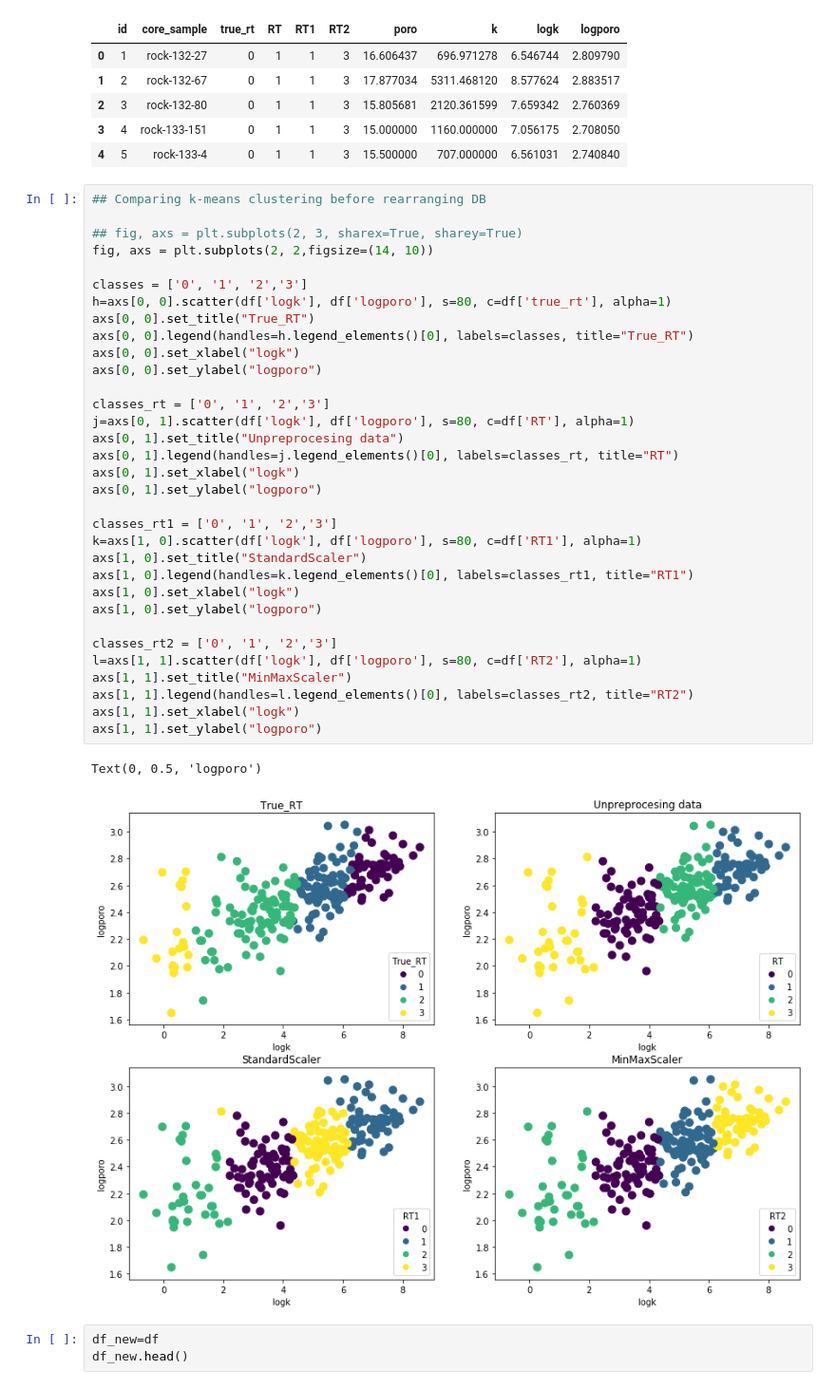
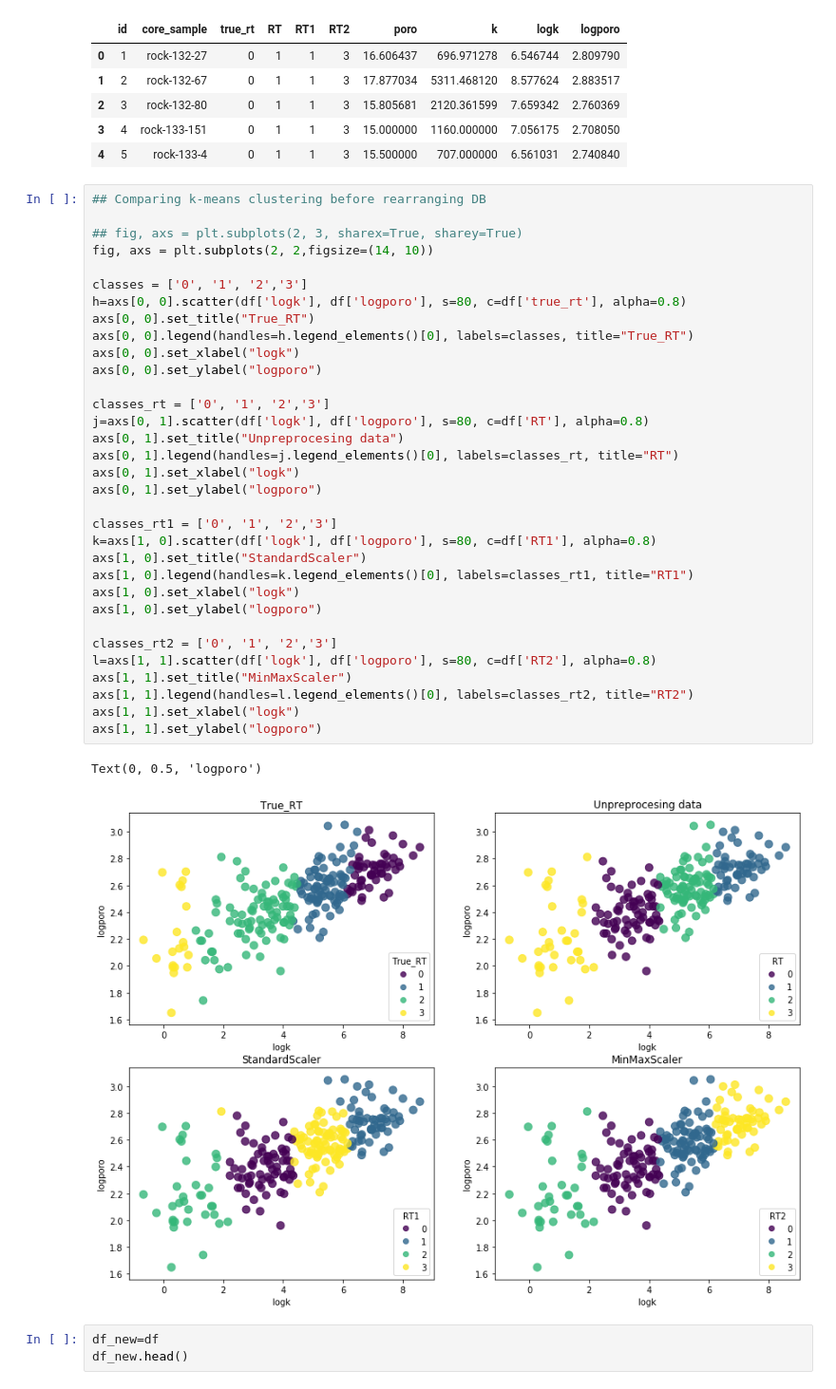
Before and after one commit to perezjgg/PuKnow, a Jupyter notebook: Python/Clustering_RockType_Classification.ipynb, the cells around one changed output. Shown: that part at 95% size. Drawn from its saved outputs; the diff is of its cells as text.

```diff
--- a/Python/Clustering_RockType_Classification.ipynb
+++ b/Python/Clustering_RockType_Classification.ipynb
@@ -387,38 +350,38 @@ df.head()
 ## Comparing k-means clustering before rearranging DB
 
 ## fig, axs = plt.subplots(2, 3, sharex=True, sharey=True)
 fig, axs = plt.subplots(2, 2,figsize=(14, 10))
 
 classes = ['0', '1', '2','3']
-h=axs[0, 0].scatter(df['logk'], df['logporo'], s=80, c=df['true_rt'], alpha=1)
+h=axs[0, 0].scatter(df['logk'], df['logporo'], s=80, c=df['true_rt'], alpha=0.8)
 axs[0, 0].set_title("True_RT")
 axs[0, 0].legend(handles=h.legend_elements()[0], labels=classes, title="True_RT")
 axs[0, 0].set_xlabel("logk")
 axs[0, 0].set_ylabel("logporo")
 
 classes_rt = ['0', '1', '2','3']
-j=axs[0, 1].scatter(df['logk'], df['logporo'], s=80, c=df['RT'], alpha=1)
+j=axs[0, 1].scatter(df['logk'], df['logporo'], s=80, c=df['RT'], alpha=0.8)
 axs[0, 1].set_title("Unpreprocesing data")
 axs[0, 1].legend(handles=j.legend_elements()[0], labels=classes_rt, title="RT")
 axs[0, 1].set_xlabel("logk")
 axs[0, 1].set_ylabel("logporo")
 
 classes_rt1 = ['0', '1', '2','3']
-k=axs[1, 0].scatter(df['logk'], df['logporo'], s=80, c=df['RT1'], alpha=1)
+k=axs[1, 0].scatter(df['logk'], df['logporo'], s=80, c=df['RT1'], alpha=0.8)
 axs[1, 0].set_title("StandardScaler")
 axs[1, 0].legend(handles=k.legend_elements()[0], labels=classes_rt1, title="RT1")
 axs[1, 0].set_xlabel("logk")
 axs[1, 0].set_ylabel("logporo")
 
 classes_rt2 = ['0', '1', '2','3']
-l=axs[1, 1].scatter(df['logk'], df['logporo'], s=80, c=df['RT2'], alpha=1)
+l=axs[1, 1].scatter(df['logk'], df['logporo'], s=80, c=df['RT2'], alpha=0.8)
 axs[1, 1].set_title("MinMaxScaler")
 axs[1, 1].legend(handles=l.legend_elements()[0], labels=classes_rt2, title="RT2")
 axs[1, 1].set_xlabel("logk")
 axs[1, 1].set_ylabel("logporo")
 # %% [output]
 Text(0, 0.5, 'logporo')
-[figure, old version]
+[figure, new version]
 # %%
 df_new=df
 df_new.head()
```
Also changed, not shown: parts of 19 cells of this notebook.
